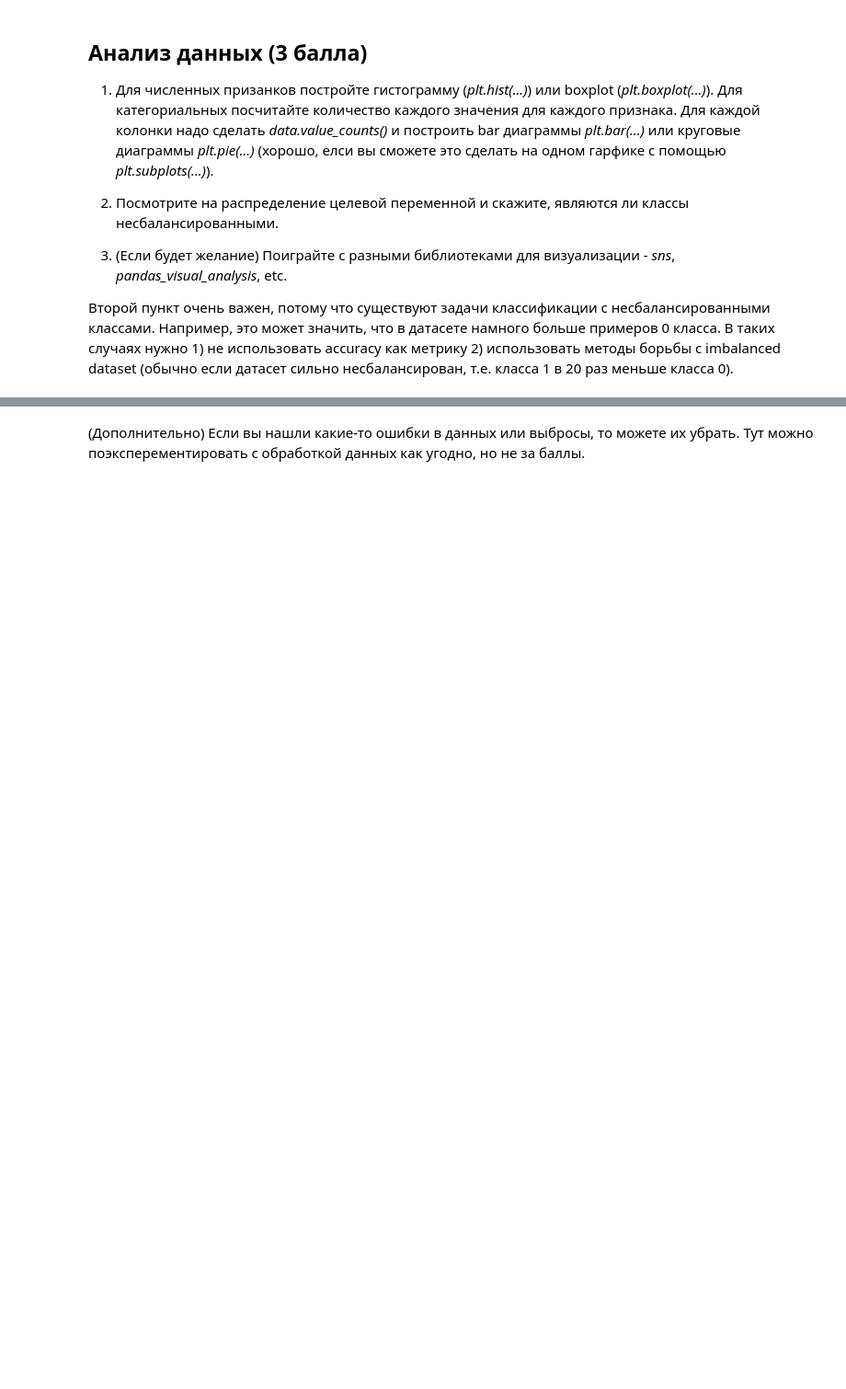
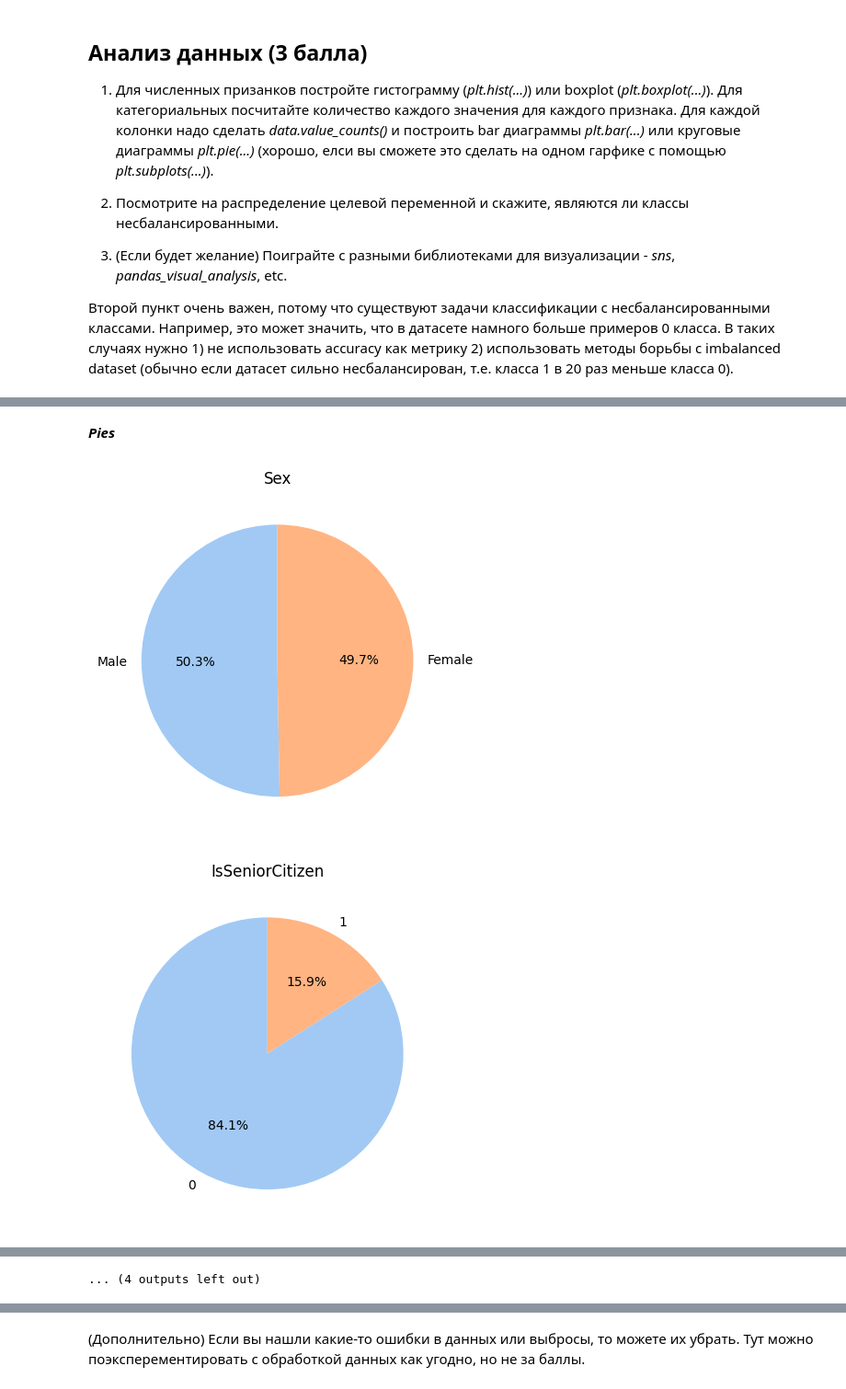
Before and after one commit to sofyakhlopkova/-1, a Jupyter notebook: week_03_composition_model_selection/Homework/hw_3_kaggle.ipynb, the cells around one changed output, grey strips where cells are left out. Shown at 92% size. Saved outputs shown, nothing was run; the diff lists cells and outputs as text; code cells hidden in the pictures; blank space fills up the shorter version.

```diff
--- a/week_03_composition_model_selection/Homework/hw_3_kaggle.ipynb
+++ b/week_03_composition_model_selection/Homework/hw_3_kaggle.ipynb
@@ -157,0 +338,13 @@ data.info()
+# %% [markdown]
+***Pies***
+# %%
+import seaborn as sns
+
+for col in cat_cols:
+    value_counts = data[col].value_counts()
+    plt.pie(value_counts.values, labels=value_counts.index, autopct='%1.1f%%', startangle=90, colors=sns.color_palette("pastel", len(value_counts)))
+    plt.title(col)
+    plt.show()
+# %% [output]
+[figure, added]
+[figure, added]
@@ -157,0 +361 @@ data.info()
+... (4 outputs left out)
```
Also changed, not shown: parts of 40 cells of this notebook.
